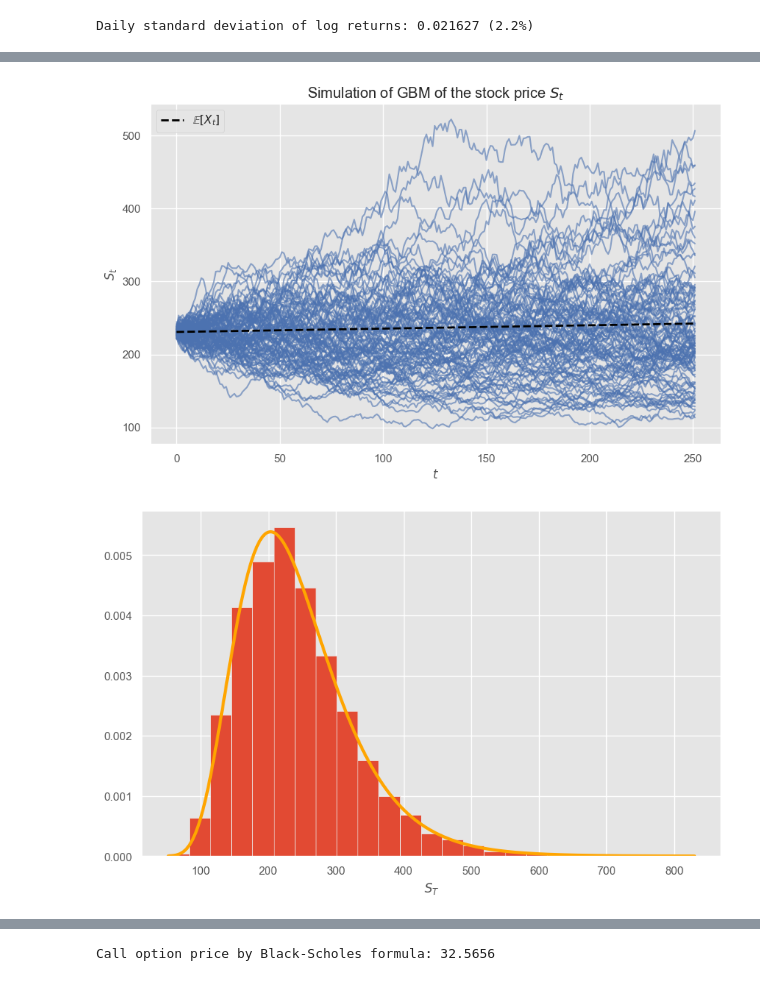
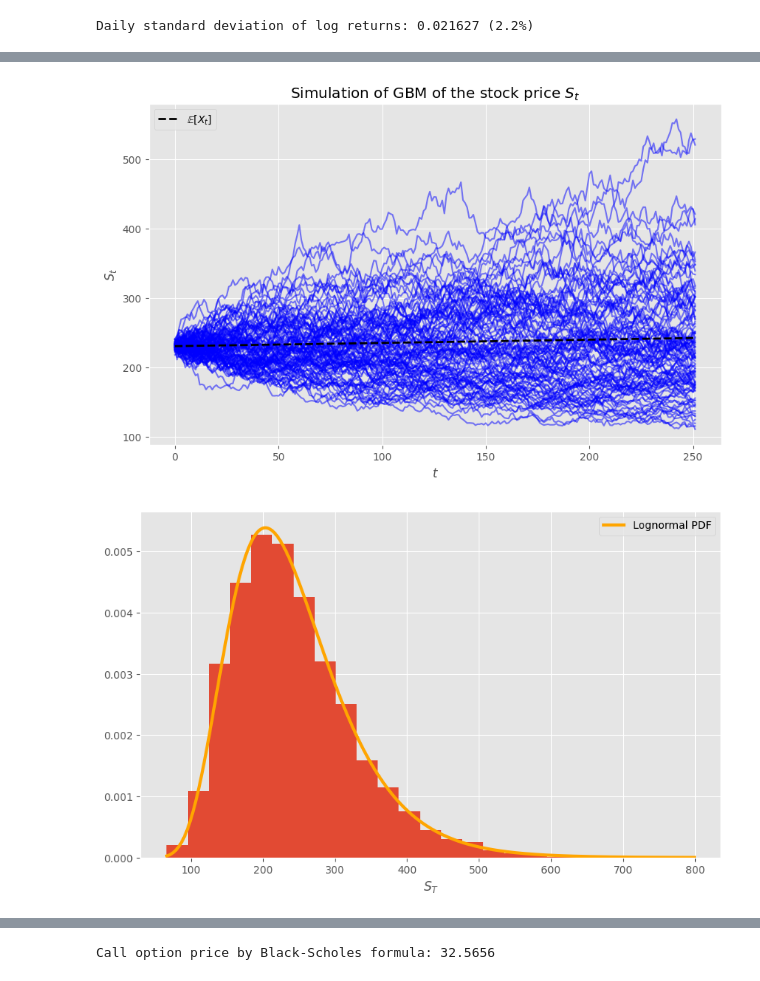
Before and after one commit to kokkuapples/ExploringOptionPricing, a Jupyter notebook: option_pricing.ipynb, the cells around one changed output, grey strips where cells are left out. Saved outputs shown, nothing was run; the diff lists cells and outputs as text; code cells hidden in the pictures.

```diff
--- a/option_pricing.ipynb
+++ b/option_pricing.ipynb
@@ -71,38 +96,34 @@ def MC_simulation(T, N, mu, sigma, close):
 # %%
 paths = MC_simulation(T, N, r, sigma, close)
 
 
 S0 = close.iloc[-1].values[0]
 t = np.arange(paths.shape[0])
-linear_drift = S0 * (1 + r * t)
+expected_price = S0 * np.exp(r * t)
 
 plt.figure(figsize=(10, 6))
 plt.title("Simulation of GBM of the stock price $S_t$")
-plt.plot(paths, color="b", alpha=0.6)
-plt.plot(t, linear_drift, linestyle="--", c="black", linewidth=2, label="$\mathbb{E}[X_t]$")
+plt.plot(paths, color="b", alpha=0.5)
+plt.plot(t, expected_price, linestyle="--", c="black", linewidth=2, label="$\mathbb{E}[X_t]$")
 plt.xlabel("$t$")
 plt.ylabel("$S_t$")
 plt.legend()
 plt.show()
 # %% [output]
-[figure, old version]
+[figure, new version]
 # %%
-
 paths = MC_simulation(T, 10_000, r, sigma, close) # New paths
 
 S0 = close.iloc[-1].values[0]
-dist = scipy.stats.lognorm(
-    s=sigma * np.sqrt(T),
-    scale=S0 * np.exp((r - 0.5 * sigma**2) * T)
-)
-
+dist = scipy.stats.lognorm(s=sigma * np.sqrt(T), scale=S0 * np.exp((r - 0.5 * sigma**2) * T))
 x = np.linspace(np.min(paths[-1, :]), np.max(paths[-1, :]), 1000)
 
 plt.figure(figsize=(10, 6))
 plt.hist(paths[-1, :], bins=25, density=True)
-plt.plot(x, dist.pdf(x), color="orange", lw=3)
+plt.plot(x, dist.pdf(x), color="orange", lw=3, label="Lognormal PDF")
 plt.xlabel("$S_T$")
+plt.legend()
 plt.show()
 # %% [output]
-[figure, old version]
+[figure, new version]
 # %% [markdown]
```
Also changed, not shown: parts of 21 cells of this notebook.
